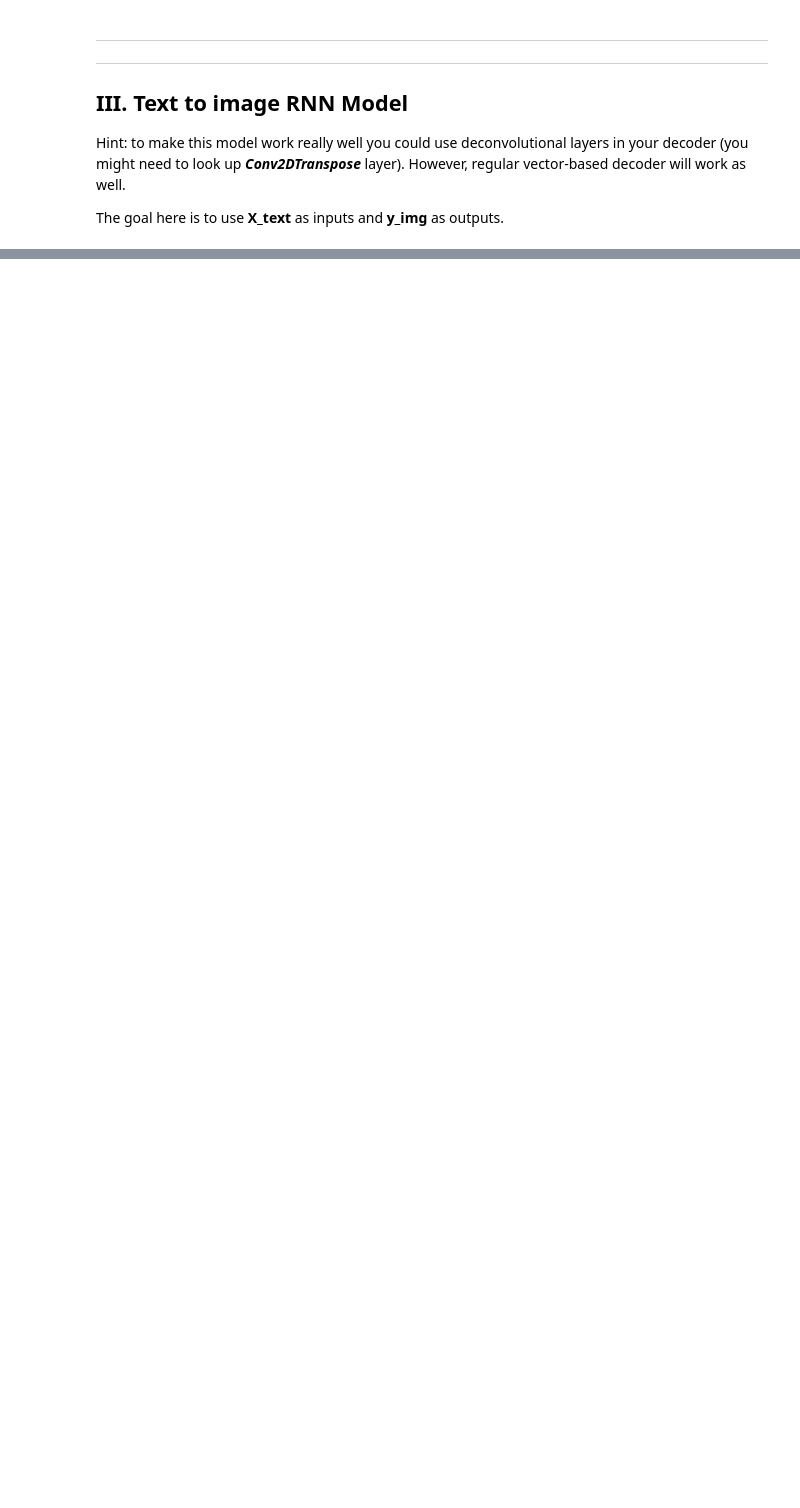
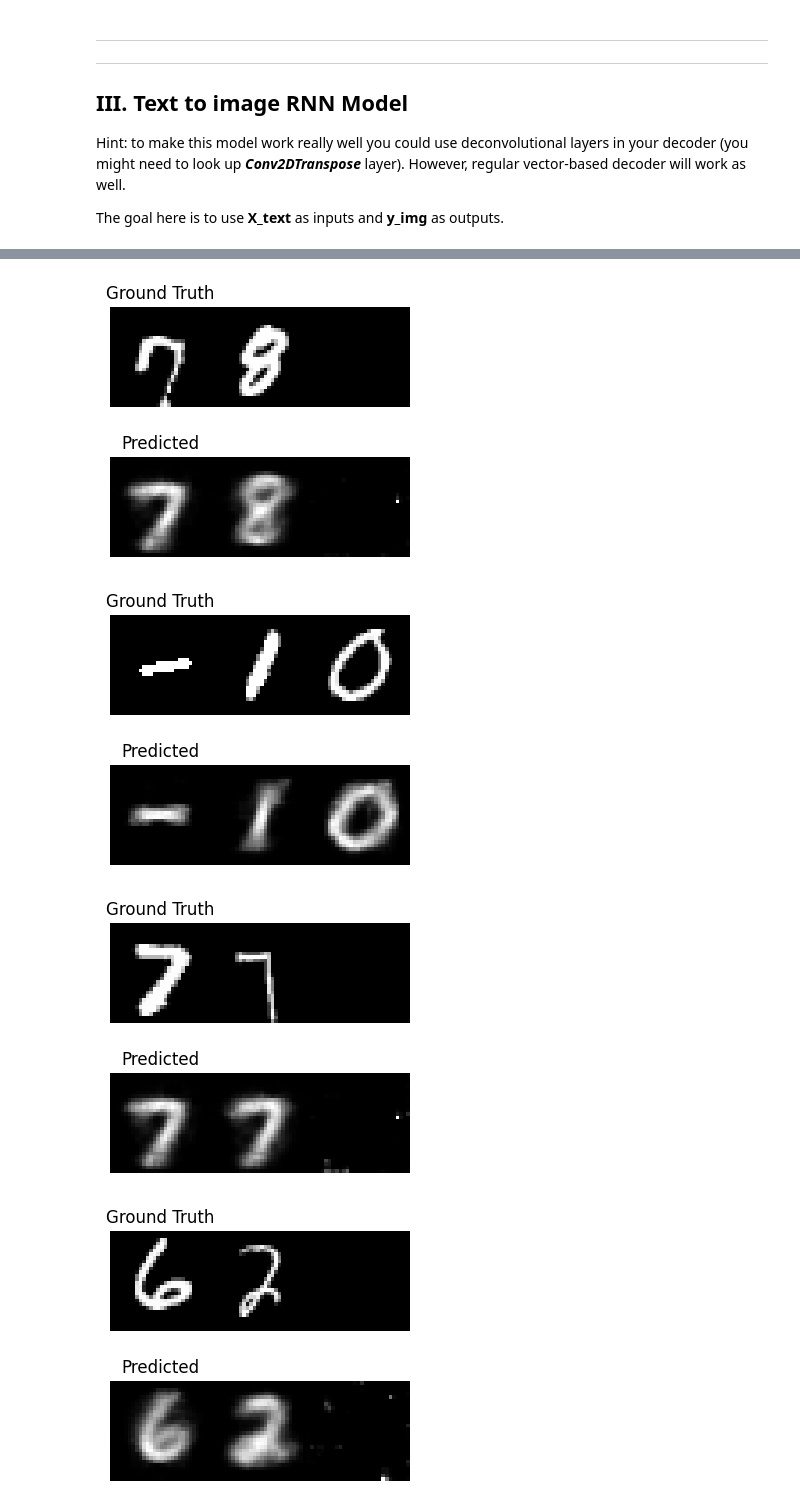
Before and after one commit to gaddetsi/final-assignment-IDL, a Jupyter notebook: A2_RNNs.ipynb, the cells around one changed output, grey strips where cells are left out. Drawn from its saved outputs; the diff is of its cells as text; code cells hidden in the pictures; blank space fills up the shorter version.

```diff
--- a/A2_RNNs.ipynb
+++ b/A2_RNNs.ipynb
@@ -824,0 +1012,43 @@ The goal here is to use **X_text** as inputs and **y_img** as outputs.
+# %%
+def plot_text2image(model, X_input, y_true, sample_amount=1):
+    """
+    plot text2image model
+    Arguments:
+    model, text2image model
+    X_input, one hot encoded input text
+    y_true, ground truth images
+    sample_amount, the amount of samples
+    """
+
+    # get predictions
+    y_pred = model.predict(X_input[:sample_amount])
+    # for every sample (every input)
+    for i in range(sample_amount):
+        img_amount = y_pred.shape[1]
+        plt.figure(figsize=(3, 3))
+        for t in range(img_amount):
+            # plot ground truth images
+            plt.subplot(2, img_amount, t+1)
+            plt.imshow(y_true[i, t], cmap='gray')
+            plt.axis('off')
+            if t == 0:
+                plt.title("Ground Truth")
+
+            # plot predicted images
+            plt.subplot(2, img_amount, t+1+img_amount)
+            plt.imshow(y_pred[i, t].squeeze(), cmap='gray')
+            plt.axis('off')
+            if t == 0:
+                plt.title("Predicted")
+
+        plt.subplots_adjust(left=0, right=1, top=1, bottom=0, wspace=0, hspace=0)
+        plt.show()
+# %%
+# plot 5 predictions and ground truth
+plot_text2image(
+    model=text2image,
+    X_input=X_text_onehot_test,
+    y_true=y_img_test,
+    sample_amount=5
+)
+# %% [output]
@@ -824,0 +1056,4 @@ The goal here is to use **X_text** as inputs and **y_img** as outputs.
+[figure, added]
+[figure, added]
+[figure, added]
+[figure, added]
```
Also changed, not shown: parts of 16 cells of this notebook, 2 other files.
